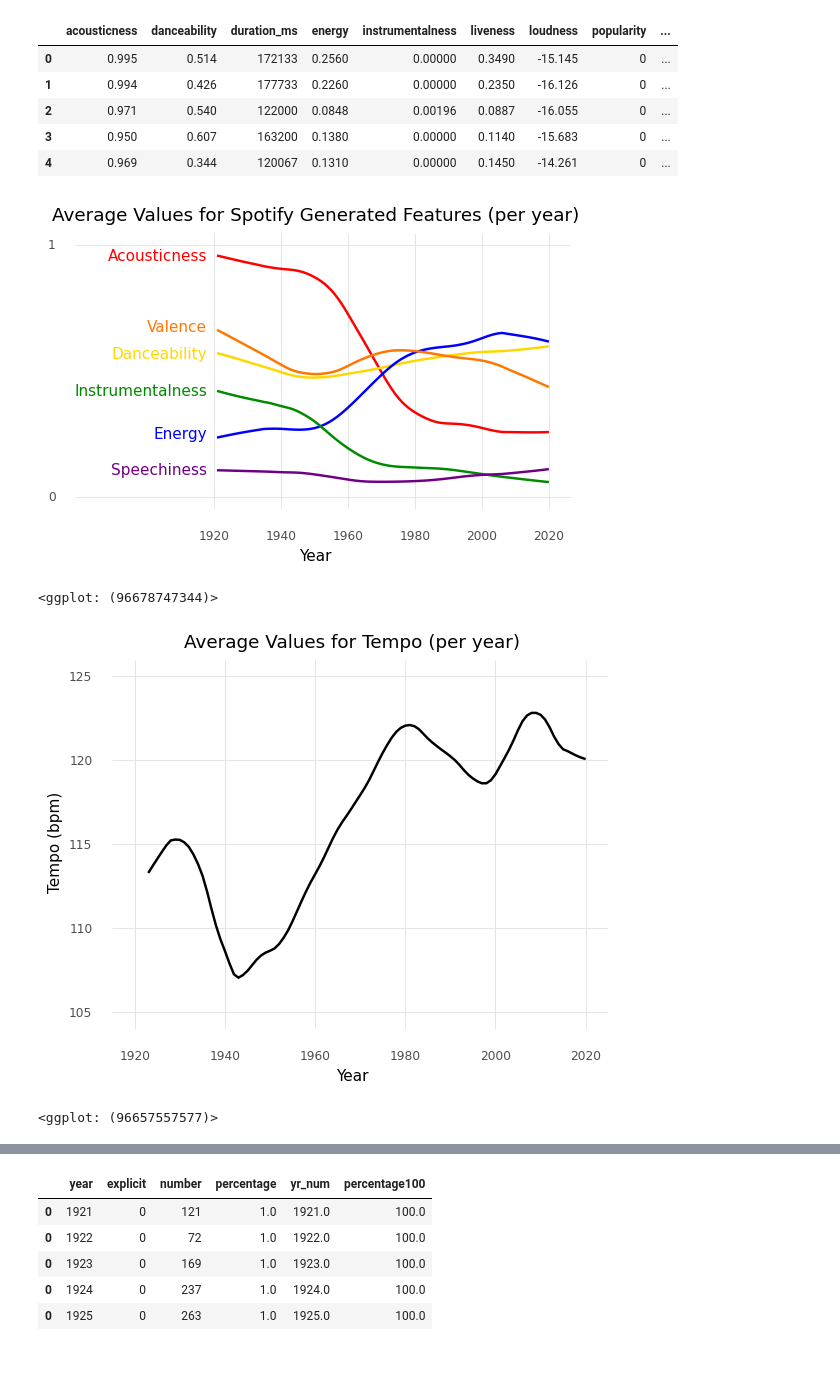
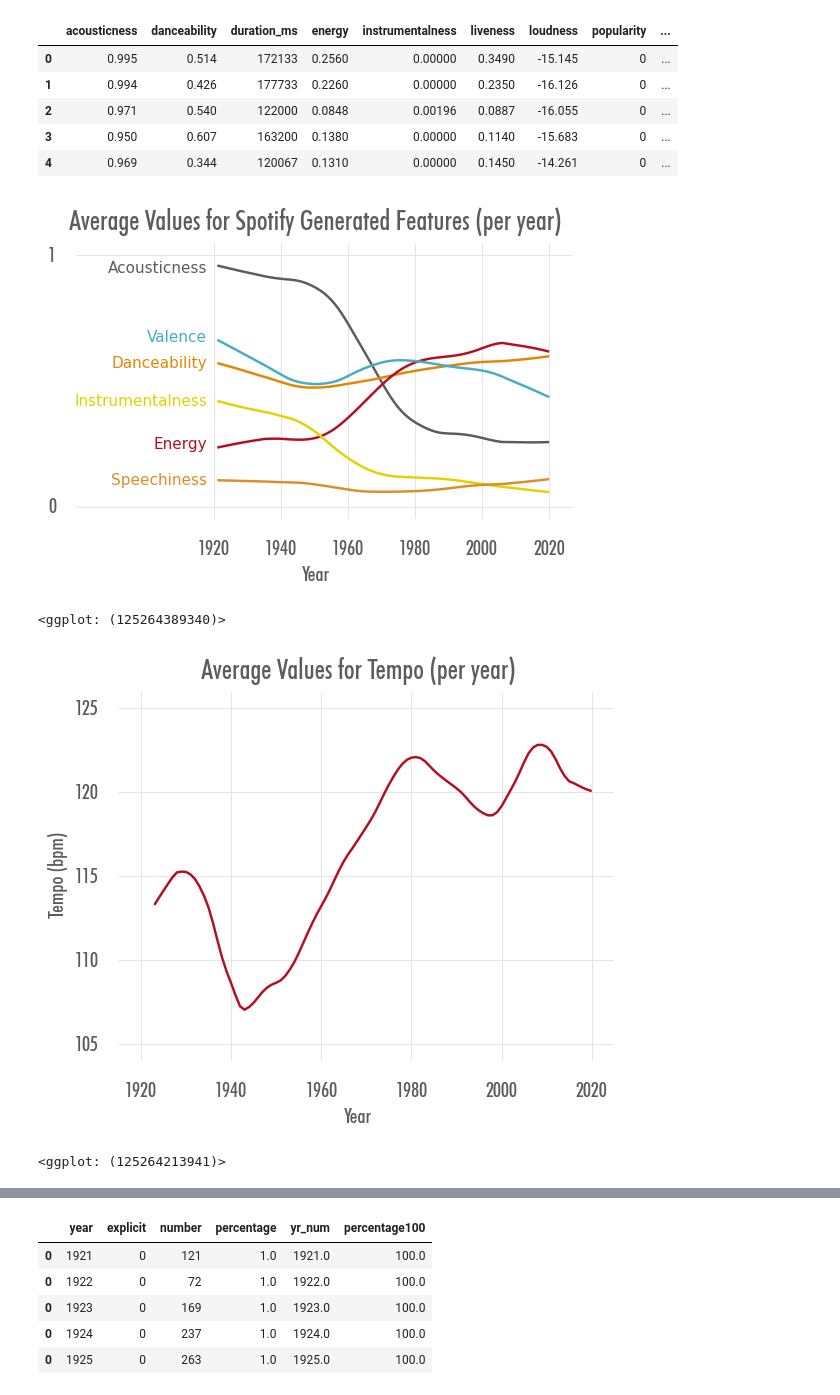
Before and after one commit to danshaub/CPSC392-Final-Project, a Jupyter notebook: Notebooks/Dan-FP.ipynb, the cells around one changed output, grey strips where cells are left out. Drawn from its saved outputs; the diff is of its cells as text; code cells hidden in the pictures; blank space fills up the shorter version.

Commit message:
Adds more consistent styling to plots

```diff
--- a/Notebooks/Dan-FP.ipynb
+++ b/Notebooks/Dan-FP.ipynb
@@ -25,6 +25,12 @@ from mizani.formatters import date_format
 %matplotlib inline
 
 np.random.seed(11132009)
+# %%
+import matplotlib.font_manager as fm
+fpath = '../Personal Folders/Dan/futura_medium_condensed_bt.ttf'
+futura = fm.FontProperties(fname=fpath)
+
+FMF_Pallette = ["#5C5C5C","#46ACC8","#E2D200","#DD8D29","#E58601","#B40F20"]
 # %% [markdown]
 ## 1- What insights can we find by analyzing variable trends over the years?
 # %%
@@ -121,7 +127,7 @@ for i in range (1921, 2021):
     percent_modes = num_modes / yrDF.shape[0]
 
     # Add each year/mode pair to the mode_distro_1 DF
-    for j in range (0, 2):
+    for j in range (1, 2):
         mode_distro_1 = mode_distro_1.append(pd.DataFrame({"year":[i],
                                                            "mode": [j],
                                                            "number": [num_modes[j]],
@@ -158,42 +164,46 @@ explicit_distro_1["yr_num"] = pd.to_numeric(explicit_distro_1["year"])
 # key_distro_1.to_csv('data_yearly_key.csv', index=False)
 # %%
 (ggplot(data_agg_1)
- + geom_smooth(aes(x = "yr_num", y = "acousticness"), color='red', span=.3, se=False)
- + annotate("text", label="Acousticness", x = 1918.0, y=0.96, color='red', ha="right" )
- + geom_smooth(aes(x = "yr_num", y = "danceability"), color='#FFD700', size=1, span=.3, se=False)
- + annotate("text", label="Danceability", x = 1918.0, y=0.57, color='#FFD700', ha="right" )
- + geom_smooth(aes(x = "yr_num", y = "energy"), color='blue', span=.3, se=False)
- + annotate("text", label="Energy", x = 1918.0, y=0.25, color='blue', ha="right" )
- + geom_smooth(aes(x = "yr_num", y = "instrumentalness"), color='#008a00', span=.3, se=False)
- + annotate("text", label="Instrumentalness", x = 1918.0, y=0.42, color='#008a00', ha="right" )
- + geom_smooth(aes(x = "yr_num", y = "speechiness"), color='#6e0085', span=.3, se=False)
- + annotate("text", label="Speechiness", x = 1918.0, y=0.105, color='#6e0085', ha="right" )
- + geom_smooth(aes(x = "yr_num", y = "valence"), color='#ff7700', span=.3, se=False)
- + annotate("text", label="Valence", x = 1918.0, y=0.675, color='#ff7700', ha="right" )
+ + geom_smooth(aes(x = "yr_num", y = "acousticness"), color=FMF_Pallette[0], span=.3, se=False)
+ + annotate("text", label="Acousticness", x = 1918.0, y=0.95, color=FMF_Pallette[0], ha="right")
+ + geom_smooth(aes(x = "yr_num", y = "danceability"), color=FMF_Pallette[4], size=1, span=.3, se=False)
+ + annotate("text", label="Danceability", x = 1918.0, y=0.57, color=FMF_Pallette[4], ha="right" )
+ + geom_smooth(aes(x = "yr_num", y = "energy"), color=FMF_Pallette[5], span=.3, se=False)
+ + annotate("text", label="Energy", x = 1918.0, y=0.25, color=FMF_Pallette[5], ha="right" )
+ + geom_smooth(aes(x = "yr_num", y = "instrumentalness"), color=FMF_Pallette[2], span=.3, se=False)
+ + annotate("text", label="Instrumentalness", x = 1918.0, y=0.42, color=FMF_Pallette[2], ha="right" )
+ + geom_smooth(aes(x = "yr_num", y = "speechiness"), color=FMF_Pallette[3], span=.3, se=False)
+ + annotate("text", label="Speechiness", x = 1918.0, y=0.105, color=FMF_Pallette[3], ha="right" )
+ + geom_smooth(aes(x = "yr_num", y = "valence"), color=FMF_Pallette[1], span=.3, se=False)
+ + annotate("text", label="Valence", x = 1918.0, y=0.675, color=FMF_Pallette[1], ha="right" )
  + scale_x_continuous(limits=(1885.5,2020), breaks = range(1920,2021,20))
  + scale_y_continuous(limits=(0,1), breaks=[0,1])
  + theme_minimal()
- + theme(panel_grid_minor=element_blank())
+ + theme(panel_grid_minor=element_blank(),
+         text=element_text(fontproperties=futura, color=FMF_Pallette[0], size=15),
+         plot_title=element_text(size=20))
  + ggtitle("Average Values for Spotify Generated Features (per year)")
- + labs(x="Year", y="")
+ + labs(x="Year", y="",size=20)
  + coord_fixed(75)
 )
 # %% [output]
-[figure, old version]
+[figure, new version]
-<ggplot: (96678747344)>
+<ggplot: (125264389340)>
 # %%
 (ggplot(data_agg_1)
- + geom_smooth(aes(x = "yr_num", y = "tempo"), span=.125, se=False)
+ + geom_smooth(aes(x = "yr_num", y = "tempo"), color=FMF_Pallette[5], span=.125, se=False)
  + scale_x_continuous(limits=(1920,2020), breaks = range(1920,2021,20))
  + scale_y_continuous(limits=(105,125))
  + theme_minimal()
- + theme(panel_grid_minor=element_blank())
+ + theme(panel_grid_minor=element_blank(),
+         text=element_text(fontproperties=futura, color=FMF_Pallette[0], size=15),
+         plot_title=element_text(size=20))
  + ggtitle("Average Values for Tempo (per year)")
  + labs(x="Year", y="Tempo (bpm)")
 )
 # %% [output]
-[figure, old version]
+[figure, new version]
-<ggplot: (96657557577)>
+<ggplot: (125264213941)>
 # %%
 data_agg_1["duration_min"] = data_agg_1["duration_ms"].div(60000)
 # %%
```
Also changed, not shown: parts of 7 cells of this notebook, 4 other files.
